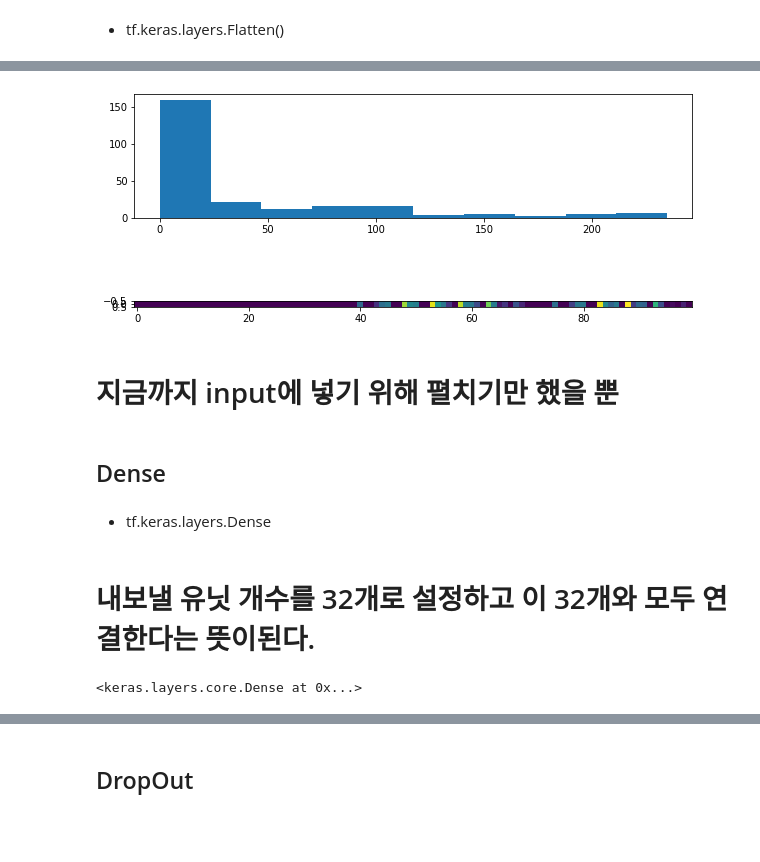
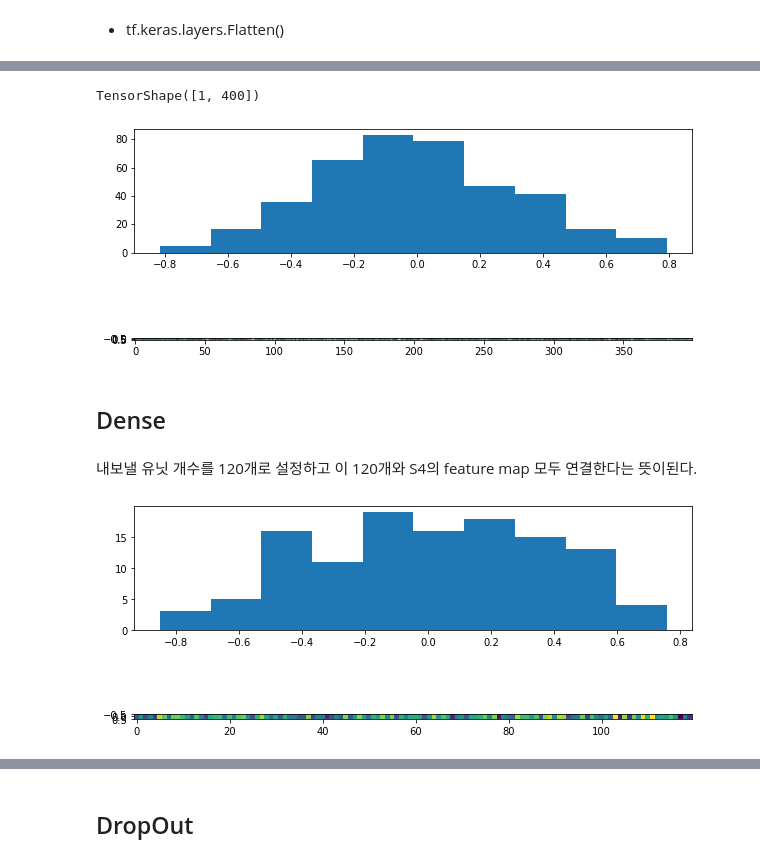
Before and after one commit to engineerjkk/DeepLearning_from_Scratch, a Jupyter notebook: Final_LeNet.ipynb, the cells around one changed output, grey strips where cells are left out. Drawn from its saved outputs; the diff is of its cells as text; code cells hidden in the pictures; blank space fills up the shorter version.

```diff
--- a/Final_LeNet.ipynb
+++ b/Final_LeNet.ipynb
@@ -174,3 +150,5 @@ TensorShape([1, 28, 28, 5])
+# %%
+act_output=tf.keras.activations.tanh(output)
 # %%
 act_output.shape
 # %% [output]
@@ -206,0 +190,3 @@ output = layer(output)
+# %%
+layer = tf.keras.layers.AveragePooling2D(pool_size=(2, 2), strides=(2, 2), padding='VALID')
+output = layer(act_output)
@@ -224,0 +209,3 @@ plt.show()
+# %%
+layer = tf.keras.layers.Conv2D(filters=16,kernel_size=(5,5), strides=(1, 1), padding='VALID',activation='tanh')
+output=layer(output)
@@ -225,2 +226,3 @@ plt.show()
 # %%
-tf.keras.layers.MaxPool2D(pool_size=(2, 2), strides=(2, 2), padding='SAME')
+layer = tf.keras.layers.AveragePooling2D(pool_size=(2, 2), strides=(2, 2), padding='VALID')
+output = layer(output)
@@ -275,25 +256,21 @@ tf.keras.layers.Flatten()
 # %%
 layer = tf.keras.layers.Flatten()
 output = layer(output)
+# %%
+output.shape
+# %% [output]
+TensorShape([1, 400])
 # %%
 plt.figure(figsize=(10, 5))
 plt.subplot(211)
 plt.hist(output.numpy().ravel())
 plt.subplot(212)
-plt.imshow(output[:,:100])
+plt.imshow(output[:,:400])
 plt.show()
 # %% [output]
-[figure, old version]
+[figure, new version]
-# %% [markdown]
-# 지금까지 input에 넣기 위해 펼치기만 했을 뿐
 # %% [markdown]
 ## Dense
-# %% [markdown]
-- tf.keras.layers.Dense
 # %% [markdown]
-# 내보낼 유닛 개수를 32개로 설정하고 이 32개와 모두 연결한다는 뜻이된다.
+내보낼 유닛 개수를 120개로 설정하고 이 120개와 S4의 feature map 모두 연결한다는 뜻이된다.
-# %%
-tf.keras.layers.Dense(32, activation='relu')
-# %% [output]
-<keras.layers.core.Dense at 0x...>
 # %%
@@ -301 +278,10 @@ layer = tf.keras.layers.Dense(32, activation='relu')
 output = layer(output)
+# %%
+plt.figure(figsize=(10, 5))
+plt.subplot(211)
+plt.hist(output.numpy().ravel())
+plt.subplot(212)
+plt.imshow(output[:,:120])
+plt.show()
+# %% [output]
+[figure, added]
```
Also changed, not shown: parts of 62 cells of this notebook.
